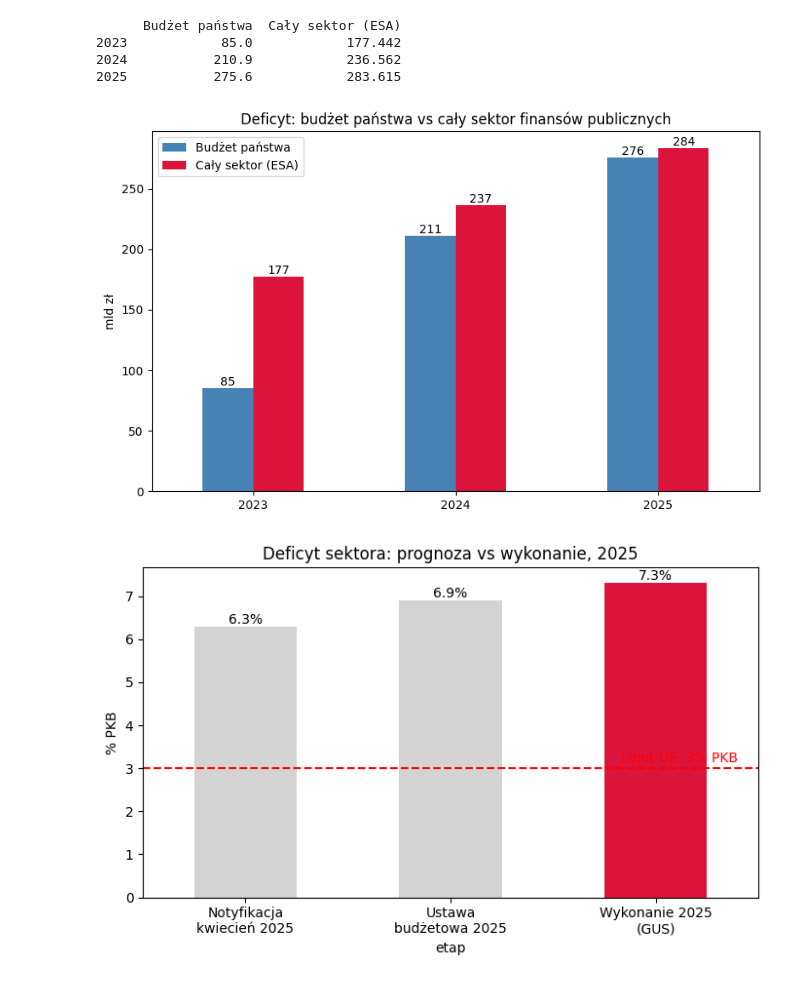
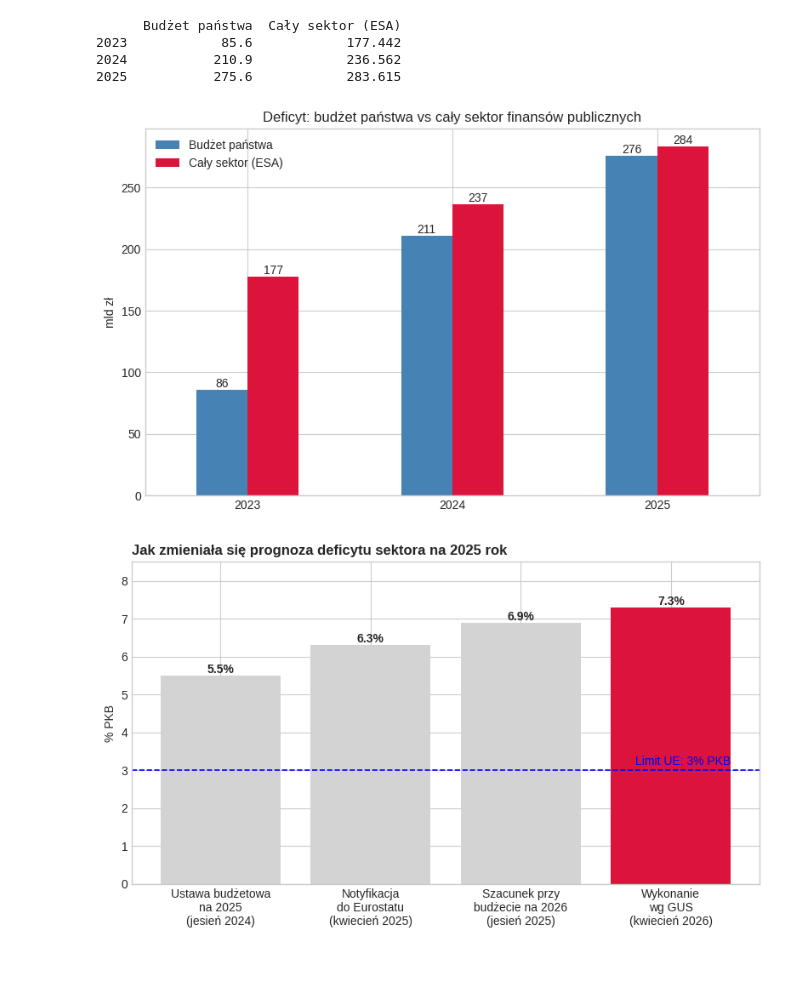
Before and after one commit to Hinski2/school, a Jupyter notebook: podstawy_finansow/prezentacja/data_analysis_2_deficits.ipynb, the cells around one changed output. Cells and saved outputs as stored; diff of their text form; code cells hidden in the pictures.

```diff
--- a/podstawy_finansow/prezentacja/data_analysis_2_deficits.ipynb
+++ b/podstawy_finansow/prezentacja/data_analysis_2_deficits.ipynb
@@ -9,7 +9,7 @@ lata = [c for c in raw.columns if str(c).isdigit()]
 sektor = raw[lata].iloc[0].astype(float).abs() / 1000
 sektor.index = sektor.index.astype(int)
 
-budzet = pd.Series({2023: 85.0,
+budzet = pd.Series({2023: 85.6,
                     2024: 210.9,
                     2025: 275.6})
 
@@ -18,6 +18,7 @@ df = pd.DataFrame({"Budżet państwa": budzet.loc[lat],
                    "Cały sektor (ESA)": sektor.loc[lat]})
 print(df)
 
+plt.style.use("seaborn-v0_8-whitegrid")
 ax = df.plot(kind="bar", figsize=(8, 5), color=["steelblue", "crimson"])
 ax.set_ylabel("mld zł")
 ax.set_title("Deficyt: budżet państwa vs cały sektor finansów publicznych")
@@ -29,23 +30,38 @@ plt.savefig("img/deficyt_państwo_vs_caly_sektor.png", bbox_inches="tight")
 plt.show()
 # %% [output]
       Budżet państwa  Cały sektor (ESA)
-2023            85.0            177.442
+2023            85.6            177.442
 2024           210.9            236.562
 2025           275.6            283.615
-[figure, old version]
+[figure, new version]
 # %%
 dane = pd.DataFrame({
-    "etap": ["Notyfikacja\nkwiecień 2025", "Ustawa\nbudżetowa 2025", "Wykonanie 2025\n(GUS)"],
-    "deficyt % PKB": [6.3, 6.9, 7.3],
+    "etap": [
+        "Ustawa budżetowa\nna 2025\n(jesień 2024)",
+        "Notyfikacja\ndo Eurostatu\n(kwiecień 2025)",
+        "Szacunek przy\nbudżecie na 2026\n(jesień 2025)",
+        "Wykonanie\nwg GUS\n(kwiecień 2026)",
+    ],
+    "deficyt": [5.5, 6.3, 6.9, 7.3],
 })
-ax = dane.plot(x="etap", y="deficyt % PKB", kind="bar", legend=False,
-               color=["lightgray", "lightgray", "crimson"], figsize=(7, 4.5))
-ax.axhline(3, color="red", linestyle="--")
-ax.text(2.4, 3.15, "Limit UE: 3% PKB", color="red", ha="right")
-ax.set_ylabel("% PKB"); ax.set_title("Deficyt sektora: prognoza vs wykonanie, 2025")
-for c in ax.containers: ax.bar_label(c, fmt="%.1f%%")
-plt.xticks(rotation=0); plt.tight_layout()
-plt.savefig("img/deficyt_prognoza_vs_wykonanie_2025.png", bbox_inches="tight")
+
+kolory = ["lightgray"] * (len(dane) - 1) + ["crimson"]
+
+plt.style.use("seaborn-v0_8-whitegrid")
+fig, ax = plt.subplots(figsize=(8, 4.8))
+slupki = ax.bar(dane["etap"], dane["deficyt"], color=kolory)
+ax.bar_label(slupki, fmt="%.1f%%", fontweight="bold")
+
+ax.axhline(3, color="blue", linestyle="--", linewidth=1.2)
+ax.text(len(dane) - 0.6, 3.15, "Limit UE: 3% PKB", color="blue", ha="right")
+
+ax.set_ylabel("% PKB")
+ax.set_ylim(0, 8.5)
+ax.set_title("Jak zmieniała się prognoza deficytu sektora na 2025 rok",
+             loc="left", fontweight="bold")
+
+plt.tight_layout()
+plt.savefig("img/deficyt_prognoza_vs_wykonanie_2025.png", dpi=180, bbox_inches="tight")
 plt.show()
 # %% [output]
-[figure, old version]
+[figure, new version]
```
Also changed, not shown: 6 other files.
